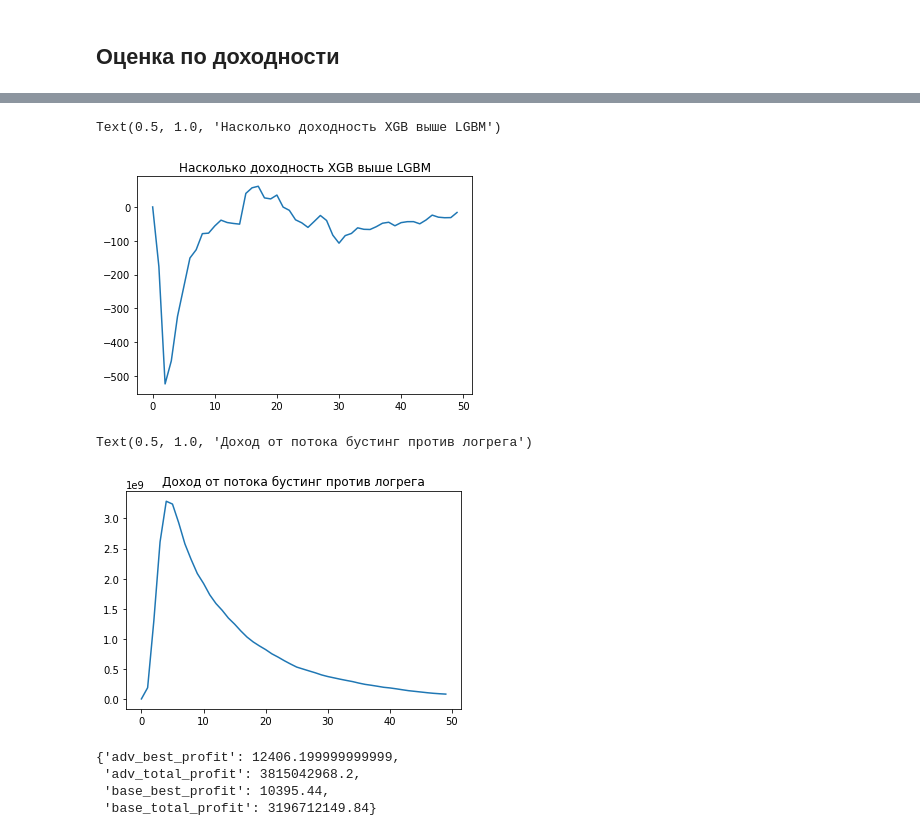
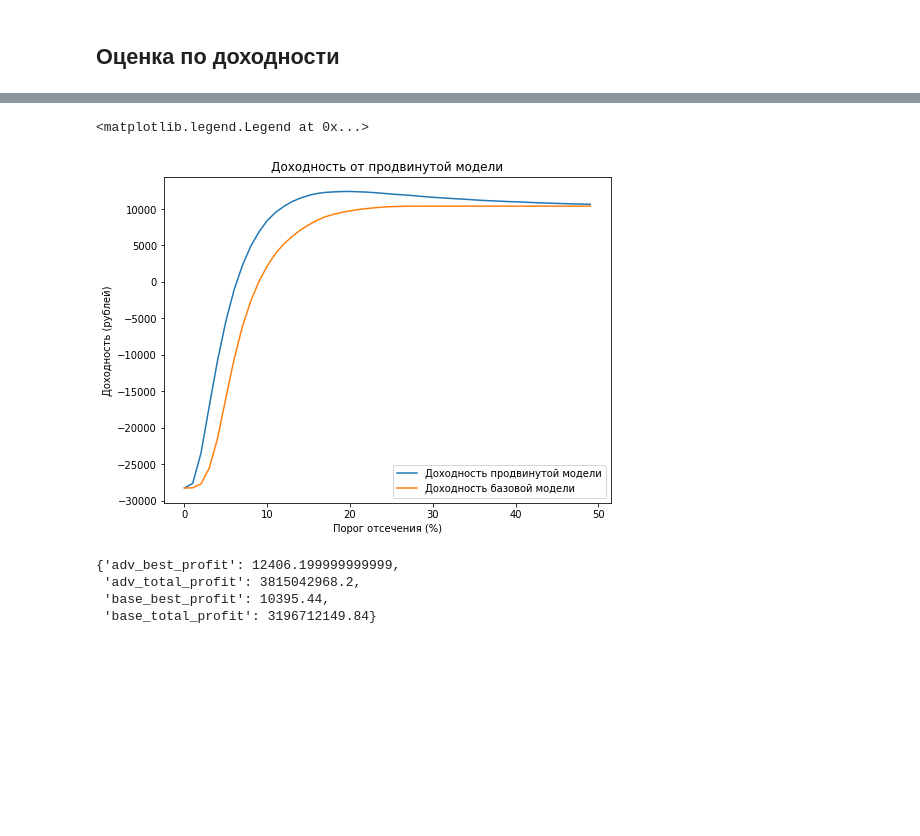
Before and after one commit to YanaSemenenya/INTERPRETATOR, a Jupyter notebook: Examples/Economic_effect_estimation.ipynb, the cells around one changed output, grey strips where cells are left out. Cells and saved outputs as stored; diff of their text form; code cells hidden in the pictures; blank space fills up the shorter version.

```diff
--- a/Examples/Economic_effect_estimation.ipynb
+++ b/Examples/Economic_effect_estimation.ipynb
@@ -541,19 +510,17 @@ Text(0.5, 1.0, 'Насколько доходность XGB выше логре
-# %%
-profits_diff_adv = [lgbm - logreg for lgbm, logreg in zip(profits_xgb, profits_lgbm)]
-plt.plot(profits_diff_adv)
-plt.title('Насколько доходность XGB выше LGBM')
-# %% [output]
-Text(0.5, 1.0, 'Насколько доходность XGB выше LGBM')
-[figure, removed]
-# %%
-cnt = data_analysis.shape[0]
-profits = [d * cnt for d in profits_diff]
-
-plt.plot(profits)
-plt.title("Доход от потока бустинг против логрега")
-# %% [output]
-Text(0.5, 1.0, 'Доход от потока бустинг против логрега')
-[figure, removed]
+# %%
+profits_logreg = analize_profits('logreg_pd')
+profits_xgb = analize_profits('diff_pd')
+
+plt.figure(figsize=[8,6])
+plt.plot(profits_xgb, label="Доходность продвинутой модели")
+plt.plot(profits_logreg, label="Доходность базовой модели")
+plt.xlabel('Порог отсечения (%)')
+plt.ylabel('Доходность (рублей)')
+plt.title("Доходность от продвинутой модели")
+plt.legend()
+# %% [output]
+<matplotlib.legend.Legend at 0x...>
+[figure, added]
 # %%
 def profit_comparisson(base_profits, adv_profits, total_count):
   base_best_profit = np.max(base_profits)
```
Also changed, not shown: parts of 5 cells of this notebook.
